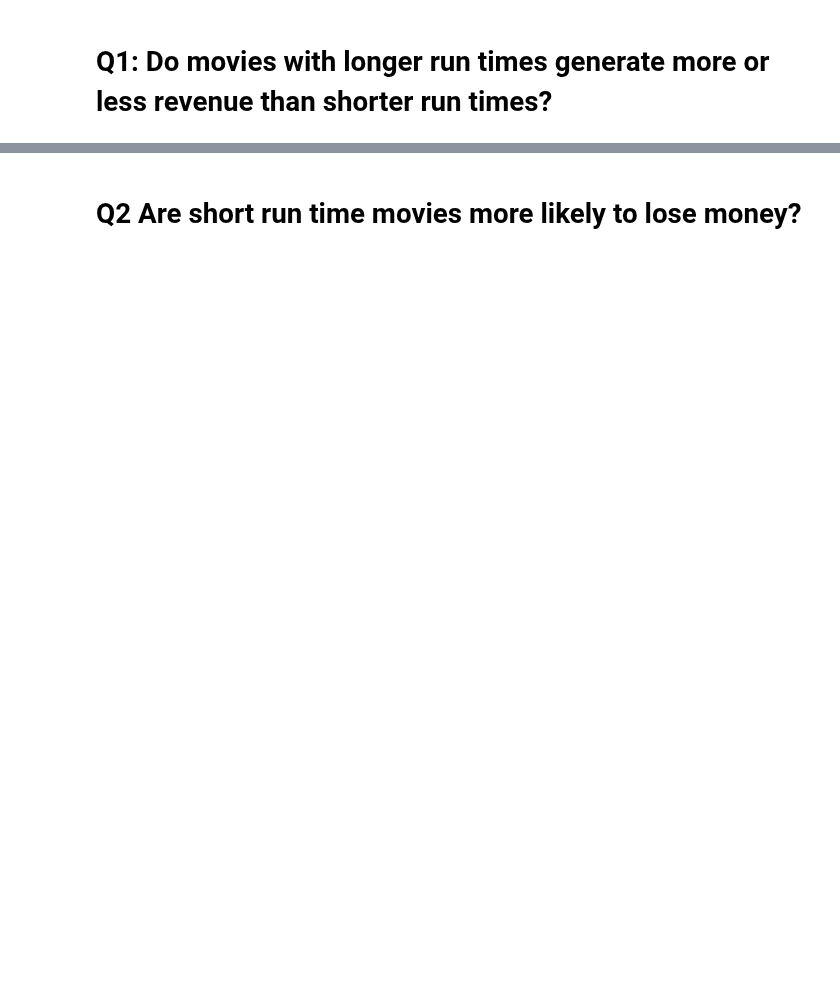
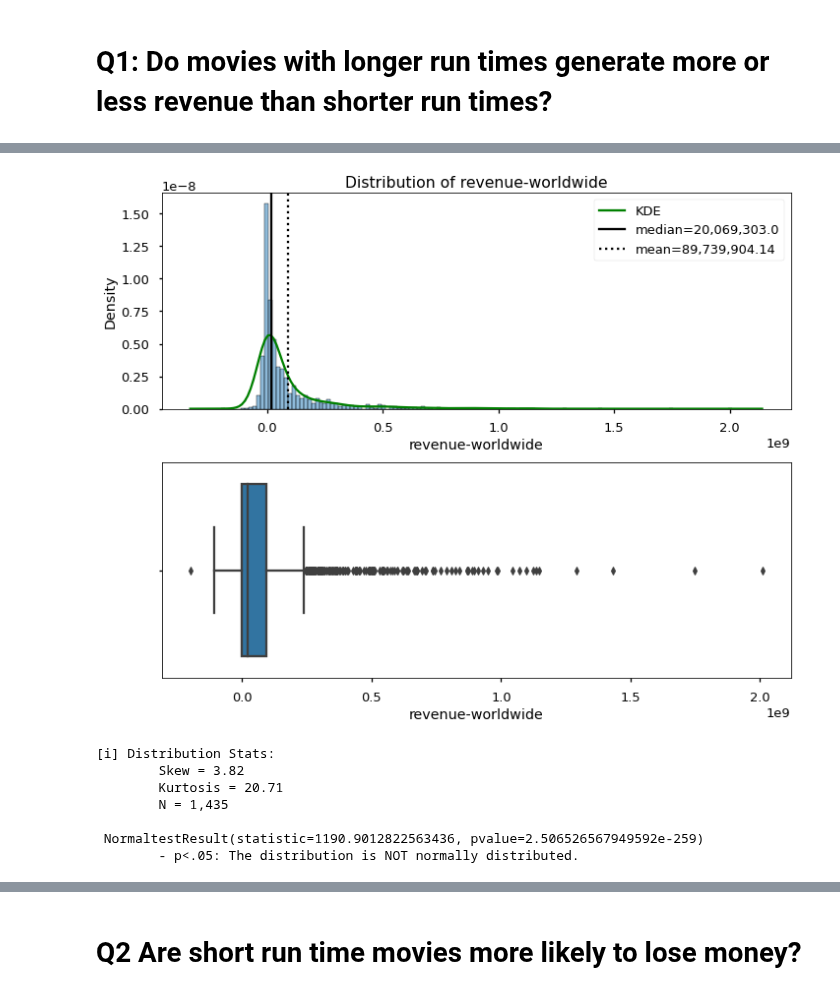
Before and after one commit to flatiron-school/Online-DS-FT-022221-Cohort-Notes, a Jupyter notebook: Phase_2/topic_16_AB_testing/topic_16_AB_testing_with_movies-SG.ipynb, the cells around one changed output, grey strips where cells are left out. Saved outputs shown, nothing was run; the diff lists cells and outputs as text; code cells hidden in the pictures; blank space fills up the shorter version.

```diff
--- a/Phase_2/topic_16_AB_testing/topic_16_AB_testing_with_movies-SG.ipynb
+++ b/Phase_2/topic_16_AB_testing/topic_16_AB_testing_with_movies-SG.ipynb
@@ -62,0 +169,12 @@ memory usage: 464.0+ KB
+# %%
+long = df.groupby('runtime_groups').get_group('Long')
+sg.plot_distribution(long, 'revenue-worldwide');
+# %% [output]
+[figure, added]
+[i] Distribution Stats:
+        Skew = 3.82
+        Kurtosis = 20.71
+        N = 1,435
+
+ NormaltestResult(statistic=1190.9012822563436, pvalue=2.506526567949592e-259)
+        - p<.05: The distribution is NOT normally distributed.
```
Also changed, not shown: parts of 48 cells of this notebook.
